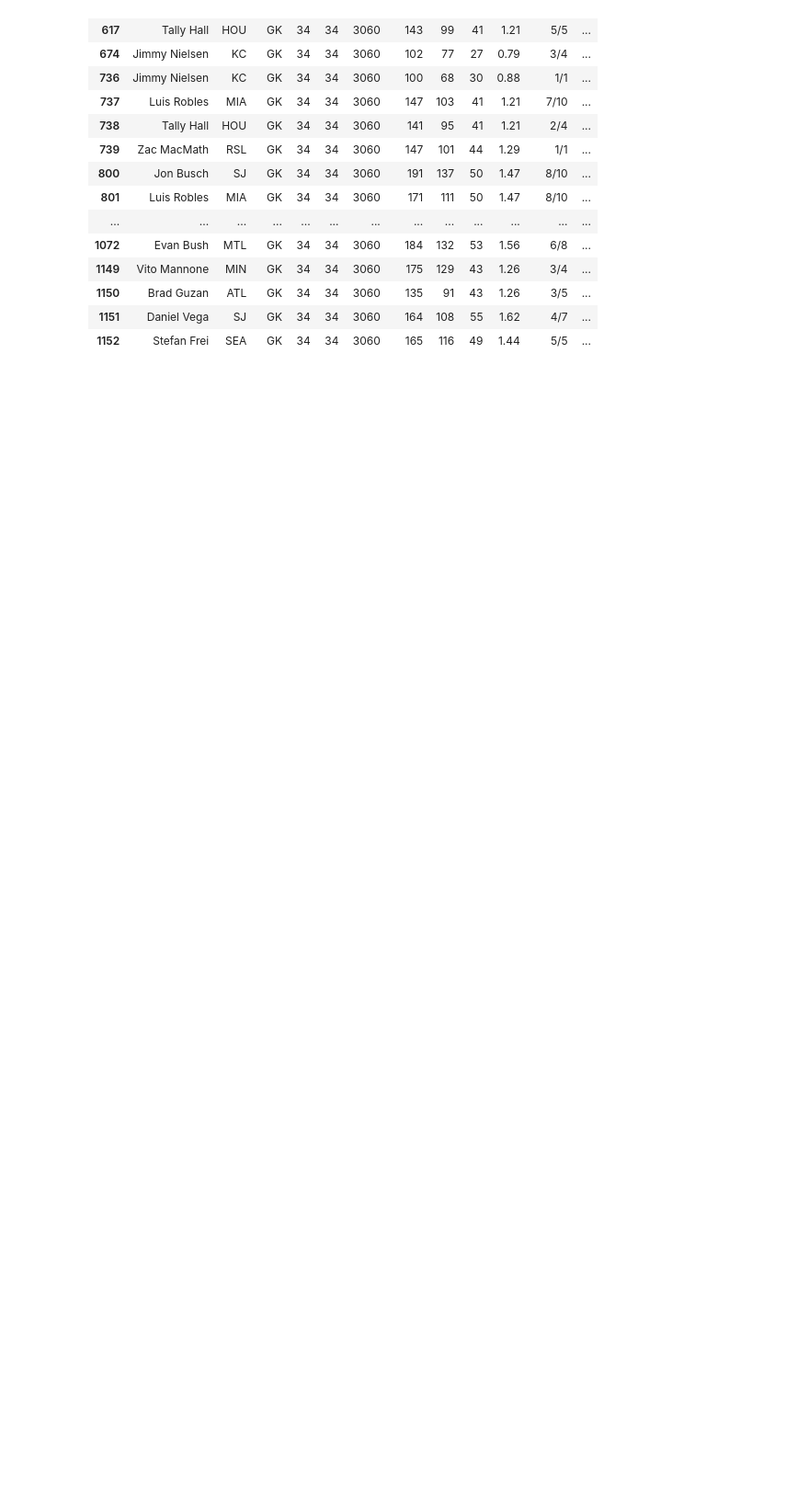
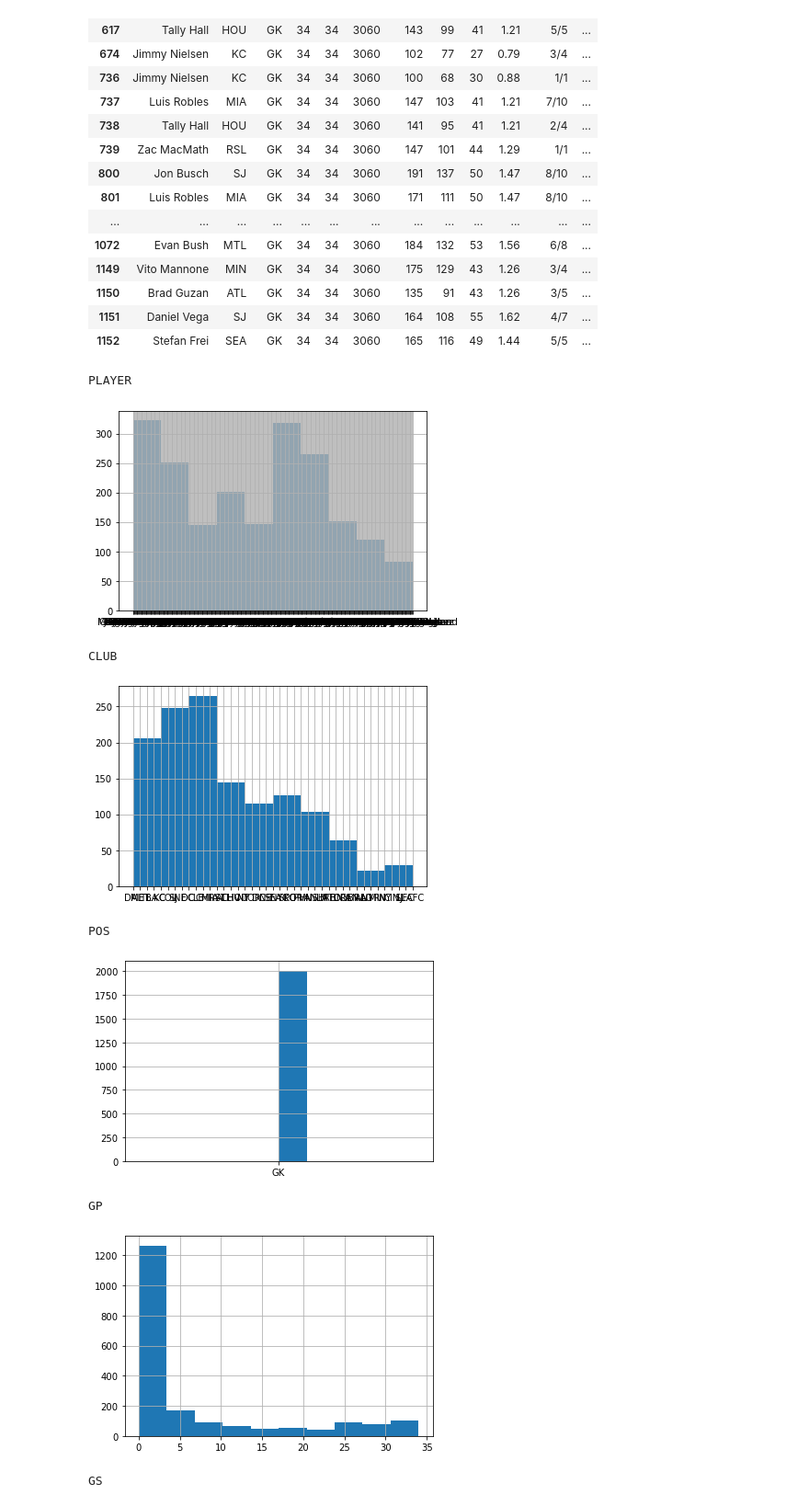
Before and after one commit to AJMartinezLlanes/innis-2ndtry, a Jupyter notebook: goalies.ipynb, the cells around one changed output. Shown at 92% size. Saved outputs shown, nothing was run; the diff lists cells and outputs as text; code cells hidden in the pictures; blank space fills up the shorter version.

```diff
--- a/goalies.ipynb
+++ b/goalies.ipynb
@@ -151,3 +151,18 @@ most_mins
 | 1150 | Brad Guzan | ATL | GK | 34 | 34 | 3060 | 135 | 91 | 43 | 1.26 | 3/5 | ... |
 | 1151 | Daniel Vega | SJ | GK | 34 | 34 | 3060 | 164 | 108 | 55 | 1.62 | 4/7 | ... |
 | 1152 | Stefan Frei | SEA | GK | 34 | 34 | 3060 | 165 | 116 | 49 | 1.44 | 5/5 | ... |
+# %%
+for col in df.columns:
+    print(col.upper())
+    df[col].hist()
+    plt.show()
+# %% [output]
+PLAYER
+[figure, added]
+CLUB
+[figure, added]
+POS
+[figure, added]
+GP
+[figure, added]
+GS
```
Also changed, not shown: parts of 1 cell of this notebook.
